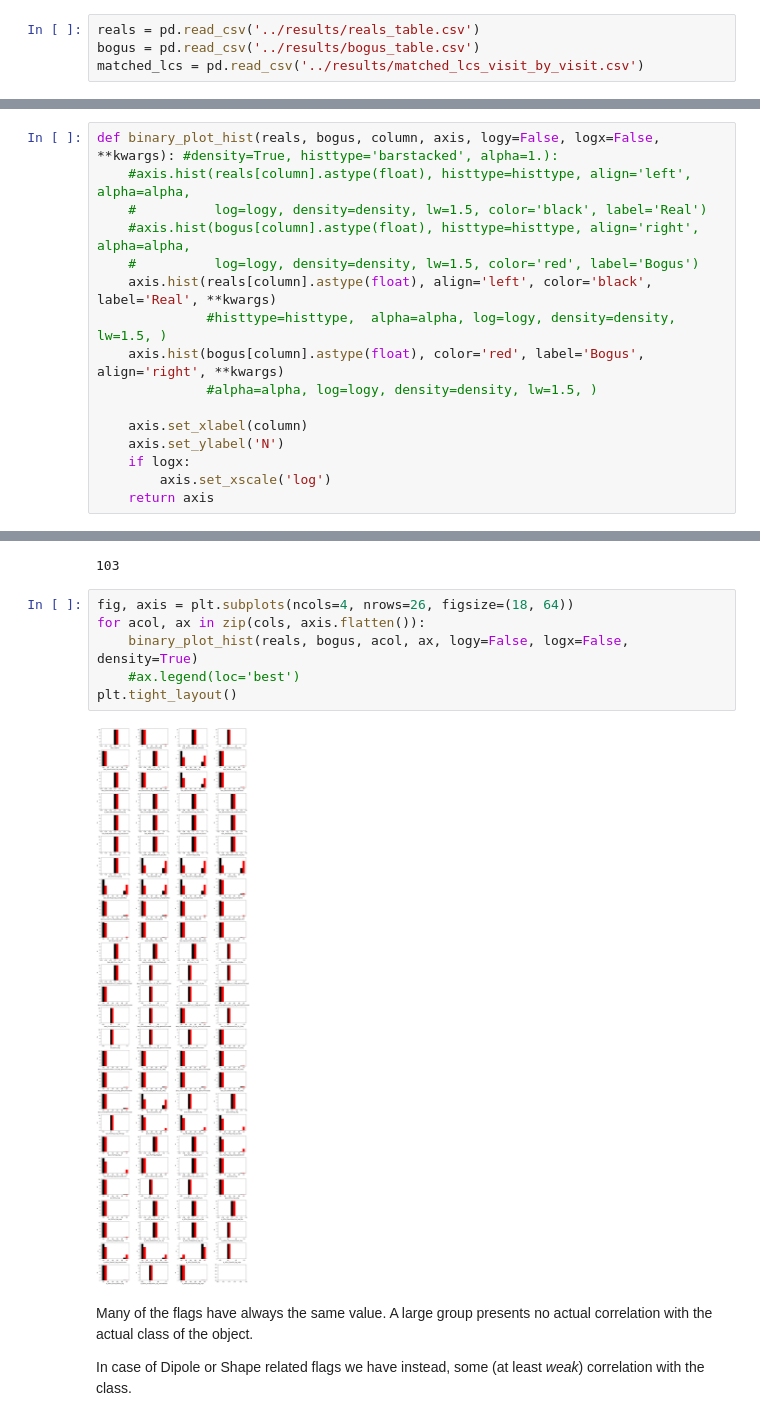
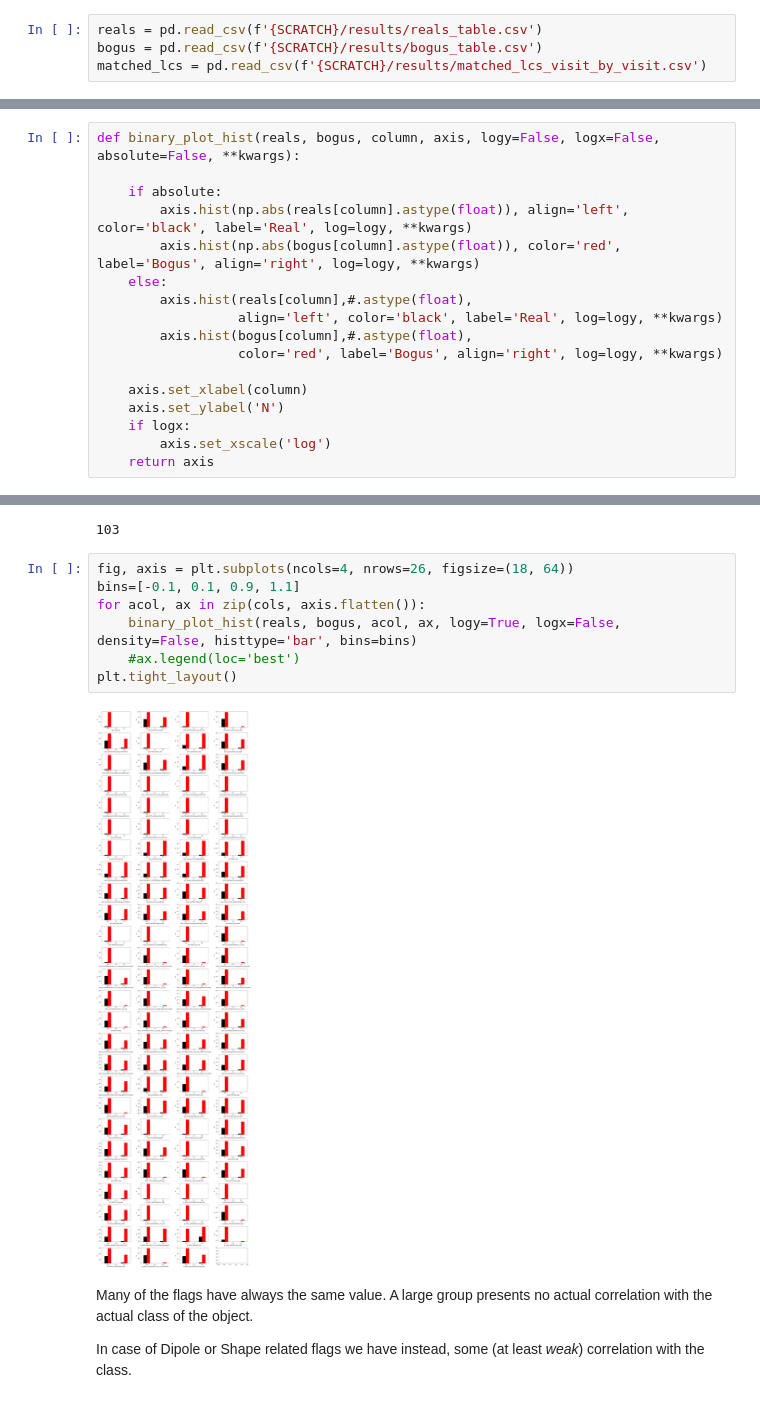
Before and after one commit to BrunoSanchez/run2_diaproc, a Jupyter notebook: notebooks/02-inspecting_RvsB.ipynb, the cells around one changed output, grey strips where cells are left out. Cells and saved outputs as stored; diff of their text form.

```diff
--- a/notebooks/02-inspecting_RvsB.ipynb
+++ b/notebooks/02-inspecting_RvsB.ipynb
@@ -6,6 +10,6 @@ from astropy.stats import sigma_clipped_stats
 import matplotlib.pyplot as plt
 %matplotlib inline
 # %%
-reals = pd.read_csv('../results/reals_table.csv')
-bogus = pd.read_csv('../results/bogus_table.csv')
-matched_lcs = pd.read_csv('../results/matched_lcs_visit_by_visit.csv')
+reals = pd.read_csv(f'{SCRATCH}/results/reals_table.csv')
+bogus = pd.read_csv(f'{SCRATCH}/results/bogus_table.csv')
+matched_lcs = pd.read_csv(f'{SCRATCH}/results/matched_lcs_visit_by_visit.csv')
@@ -21,15 +33,16 @@ bogus[flags].describe()
 | freq | 634976 | 627181 | 634976 | 634974 | ... |
 4 rows × 103 columns
 # %%
-def binary_plot_hist(reals, bogus, column, axis, logy=False, logx=False, **kwargs): #density=True, histtype='barstacked', alpha=1.):
-    #axis.hist(reals[column].astype(float), histtype=histtype, align='left', alpha=alpha,
-    #          log=logy, density=density, lw=1.5, color='black', label='Real')
-    #axis.hist(bogus[column].astype(float), histtype=histtype, align='right', alpha=alpha,
-    #          log=logy, density=density, lw=1.5, color='red', label='Bogus')
-    axis.hist(reals[column].astype(float), align='left', color='black', label='Real', **kwargs)
-              #histtype=histtype,  alpha=alpha, log=logy, density=density, lw=1.5, )
-    axis.hist(bogus[column].astype(float), color='red', label='Bogus', align='right', **kwargs)
-              #alpha=alpha, log=logy, density=density, lw=1.5, )
+def binary_plot_hist(reals, bogus, column, axis, logy=False, logx=False, absolute=False, **kwargs):
+
+    if absolute:
+        axis.hist(np.abs(reals[column].astype(float)), align='left', color='black', label='Real', log=logy, **kwargs)
+        axis.hist(np.abs(bogus[column].astype(float)), color='red', label='Bogus', align='right', log=logy, **kwargs)
+    else:
+        axis.hist(reals[column],#.astype(float),
+                  align='left', color='black', label='Real', log=logy, **kwargs)
+        axis.hist(bogus[column],#.astype(float),
+                  color='red', label='Bogus', align='right', log=logy, **kwargs)
 
     axis.set_xlabel(column)
     axis.set_ylabel('N')
@@ -44,12 +57,13 @@ len(cols)
 103
 # %%
 fig, axis = plt.subplots(ncols=4, nrows=26, figsize=(18, 64))
+bins=[-0.1, 0.1, 0.9, 1.1]
 for acol, ax in zip(cols, axis.flatten()):
-    binary_plot_hist(reals, bogus, acol, ax, logy=False, logx=False, density=True)
+    binary_plot_hist(reals, bogus, acol, ax, logy=True, logx=False, density=False, histtype='bar', bins=bins)
     #ax.legend(loc='best')
 plt.tight_layout()
 # %% [output]
-[figure, old version]
+[figure, new version]
 # %% [markdown]
 Many of the flags have always the same value. A large group presents no actual correlation with the actual class of the object.
 
```
Also changed, not shown: parts of 34 cells of this notebook, 3 other files.
